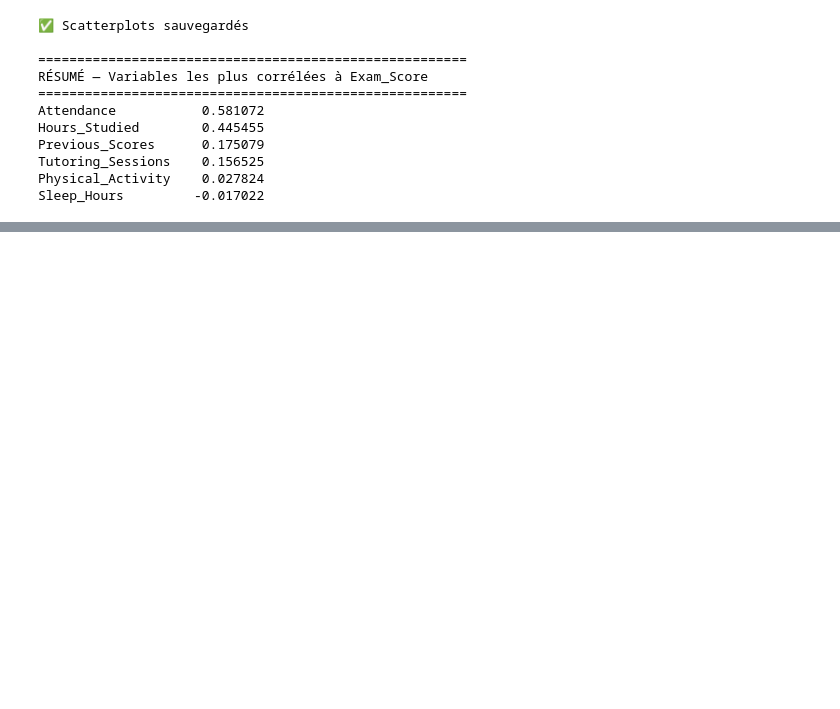
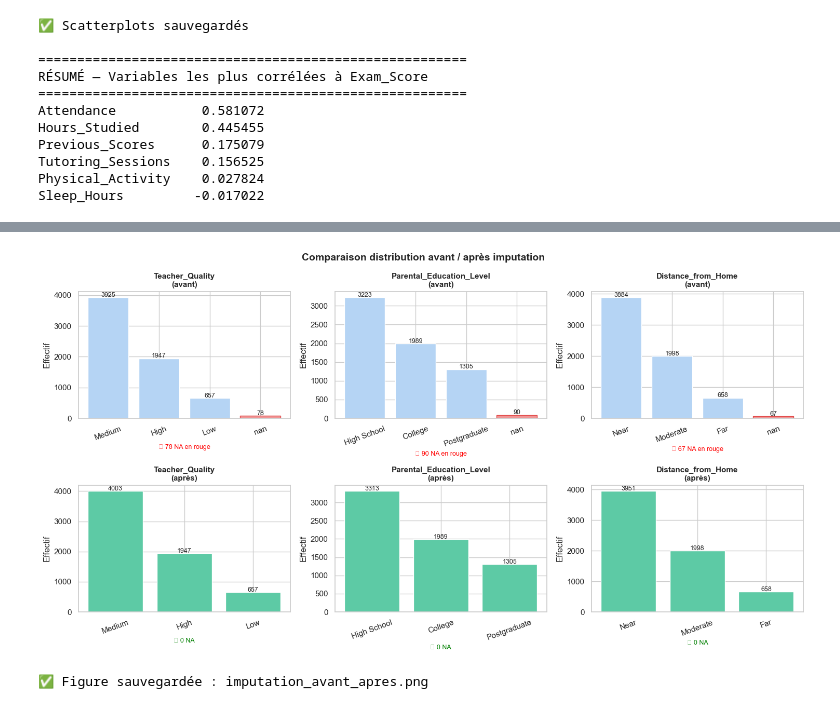
Before and after one commit to elfdlH/Projet-Encadre-Performance-Etudiante, a Jupyter notebook: Analyse_Performance_H.ipynb, the cells around one changed output, grey strips where cells are left out. Saved outputs shown, nothing was run; the diff lists cells and outputs as text; code cells hidden in the pictures; blank space fills up the shorter version.

```diff
--- a/Analyse_Performance_H.ipynb
+++ b/Analyse_Performance_H.ipynb
@@ -481,0 +536,15 @@ Sleep_Hours         -0.017022
+# %%
+
+# ══════════════════════════════════════════════════════════
+# ÉTAPE 3 — Vérification après imputation
+# ══════════════════════════════════════════════════════════
+print("\n" + "=" * 55)
+print("APRÈS IMPUTATION — Vérification")
+print("=" * 55)
+
+remaining_na = df.isnull().sum().sum()
+print(f"\nTotal valeurs manquantes restantes : {remaining_na}")
+
+for col in cols_na:
+    print(f"\n{col} — distribution après imputation :")
+    print(df[col].value_counts().to_string())
@@ -481,0 +569,63 @@ Sleep_Hours         -0.017022
+# %%
+
+# ══════════════════════════════════════════════════════════
+# ÉTAPE 4 — Visualisation avant / après (comparaison)
+# ══════════════════════════════════════════════════════════
+df_original = pd.read_csv("StudentPerformanceFactors.csv")
+
+fig, axes = plt.subplots(2, 3, figsize=(15, 8))
+fig.suptitle("Comparaison distribution avant / après imputation",
+             fontsize=14, fontweight="bold")
+
+colors_before = "#B5D4F4"
+colors_after  = "#5DCAA5"
+
+for i, col in enumerate(cols_na):
+
+    # ── Avant (ligne du haut) ──────────────────────────────
+    ax_before = axes[0, i]
+    counts_before = df_original[col].value_counts(dropna=False)
+    labels = [str(x) for x in counts_before.index]
+    bars = ax_before.bar(labels, counts_before.values,
+                         color=colors_before, edgecolor="white")
+
+    # Mettre en évidence la barre NaN
+    for j, lbl in enumerate(labels):
+        if lbl == "nan":
+            bars[j].set_color("#F09595")
+            bars[j].set_edgecolor("#E24B4A")
+
+    for bar, val in zip(bars, counts_before.values):
+        ax_before.text(bar.get_x() + bar.get_width()/2,
+                       bar.get_height() + 20,
+                       str(val), ha="center", fontsize=9)
+
+    ax_before.set_title(f"{col}\n(avant)", fontsize=11, fontweight="bold")
+    ax_before.set_ylabel("Effectif")
+    ax_before.tick_params(axis="x", rotation=20)
+    n_na = df_original[col].isna().sum()
+    ax_before.set_xlabel(f"⚠ {n_na} NA en rouge", fontsize=9, color="red")
+
+    # ── Après (ligne du bas) ───────────────────────────────
+    ax_after = axes[1, i]
+    counts_after = df[col].value_counts()
+    ax_after.bar(counts_after.index.astype(str), counts_after.values,
+                 color=colors_after, edgecolor="white")
+
+    for bar, val in zip(ax_after.patches, counts_after.values):
+        ax_after.text(bar.get_x() + bar.get_width()/2,
+                      bar.get_height() + 20,
+                      str(val), ha="center", fontsize=9)
+
+    ax_after.set_title(f"{col}\n(après)", fontsize=11, fontweight="bold")
+    ax_after.set_ylabel("Effectif")
+    ax_after.tick_params(axis="x", rotation=20)
+    ax_after.set_xlabel("✅ 0 NA", fontsize=9, color="green")
+
+plt.tight_layout()
+plt.savefig("imputation_avant_apres.png", dpi=150, bbox_inches="tight")
+plt.show()
+print("\n✅ Figure sauvegardée : imputation_avant_apres.png")
+# %% [output]
+[figure, added]
+✅ Figure sauvegardée : imputation_avant_apres.png
```
Also changed, not shown: parts of 5 cells of this notebook, 3 other files.
